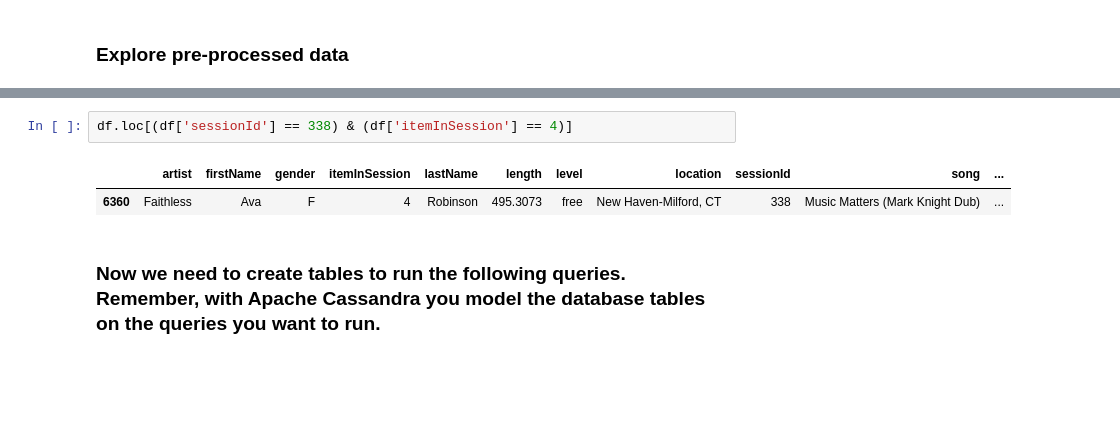
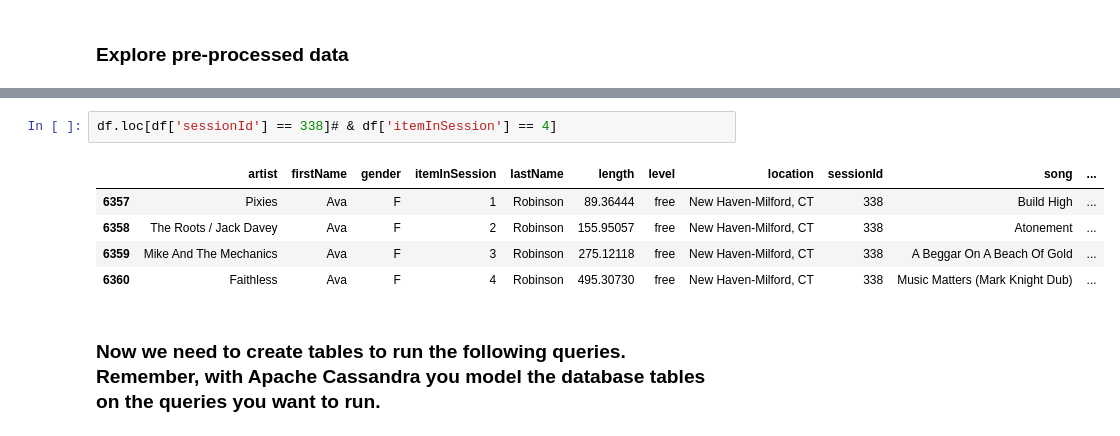
Before and after one commit to Diodak92/Data-Engineering-with-AWS, a Jupyter notebook: data_modeling_project_1/Project_1B_ Project_Template.ipynb, the cells around one changed output, grey strips where cells are left out. Cells and saved outputs as stored; diff of their text form; blank space fills up the shorter version.

Commit message:
Revert "Fixed small bugs related with creating tables and inserting data"

```diff
--- a/data_modeling_project_1/Project_1B_ Project_Template.ipynb
+++ b/data_modeling_project_1/Project_1B_ Project_Template.ipynb
@@ -157,10 +158,13 @@ df.head()
 | 3 | Sony Wonder | Samuel | M | 0 | Gonzalez | 218.06975 | free | Houston-The Woodlands-Sugar Land, TX | 597 | Blackbird | ... |
 | 4 | Van Halen | Tegan | F | 2 | Levine | 289.38404 | paid | Portland-South Portland, ME | 602 | Best Of Both Worlds (Remastered A... | ... |
 # %%
-df.loc[(df['sessionId'] == 338) & (df['itemInSession'] == 4)]
+df.loc[df['sessionId'] == 338]# & df['itemInSession'] == 4]
 # %% [output]
 |  | artist | firstName | gender | itemInSession | lastName | length | level | location | sessionId | song | ... |
-| 6360 | Faithless | Ava | F | 4 | Robinson | 495.3073 | free | New Haven-Milford, CT | 338 | Music Matters (Mark Knight Dub) | ... |
+| 6357 | Pixies | Ava | F | 1 | Robinson | 89.36444 | free | New Haven-Milford, CT | 338 | Build High | ... |
+| 6358 | The Roots / Jack Davey | Ava | F | 2 | Robinson | 155.95057 | free | New Haven-Milford, CT | 338 | Atonement | ... |
+| 6359 | Mike And The Mechanics | Ava | F | 3 | Robinson | 275.12118 | free | New Haven-Milford, CT | 338 | A Beggar On A Beach Of Gold | ... |
+| 6360 | Faithless | Ava | F | 4 | Robinson | 495.30730 | free | New Haven-Milford, CT | 338 | Music Matters (Mark Knight Dub) | ... |
 # %% [markdown]
 ### Now we need to create tables to run the following queries. Remember, with Apache Cassandra you model the database tables on the queries you want to run.
 # %% [markdown]
```
Also changed, not shown: parts of 14 cells of this notebook.
